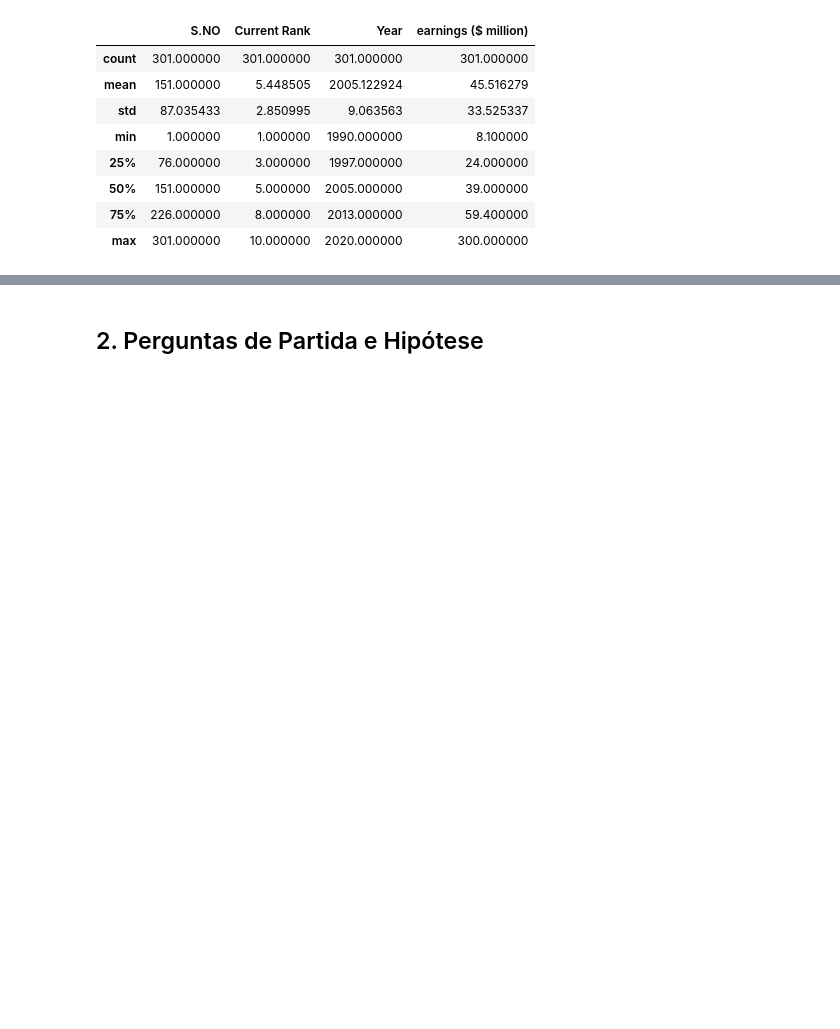
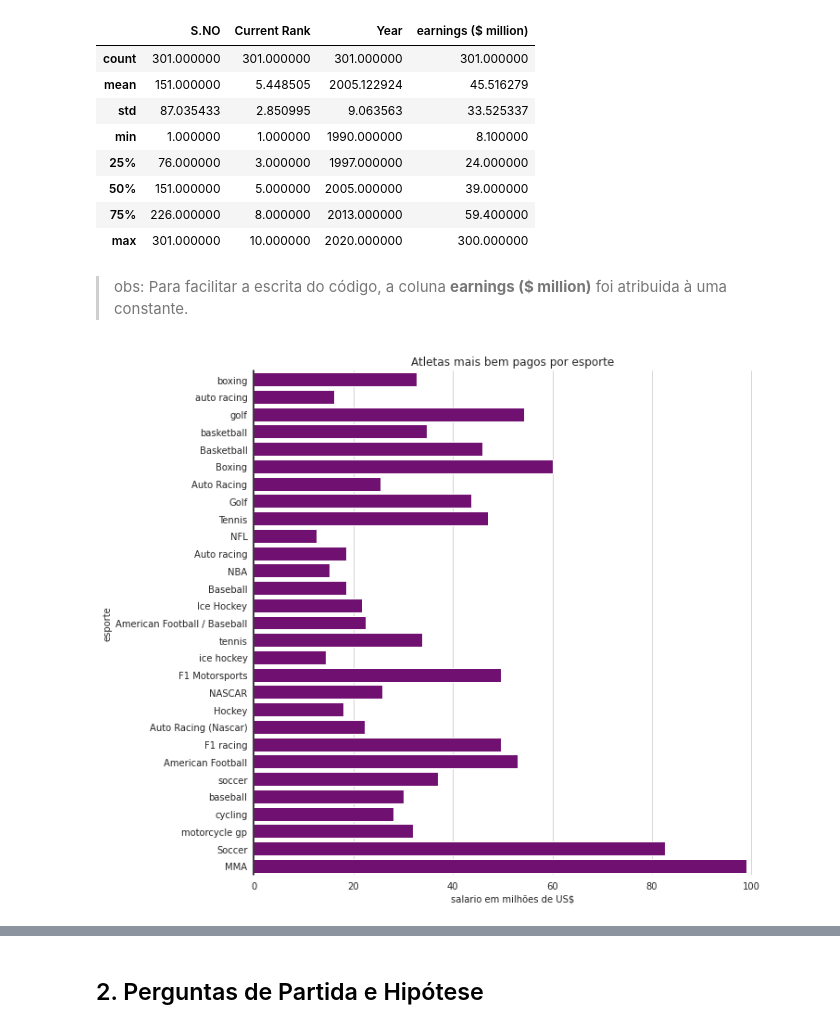
Before and after one commit to c-Tos1wa/atlantico-bootcamp-cd, a Jupyter notebook: notebooks/atividade-05/analise-exploratoria-dados.ipynb, the cells around one changed output, grey strips where cells are left out. Drawn from its saved outputs; the diff is of its cells as text; code cells hidden in the pictures; blank space fills up the shorter version.

```diff
--- a/notebooks/atividade-05/analise-exploratoria-dados.ipynb
+++ b/notebooks/atividade-05/analise-exploratoria-dados.ipynb
@@ -47,0 +50,20 @@ db.describe()
+# %% [markdown]
+> obs: Para facilitar a escrita do código, a coluna **earnings ($ million)** foi atribuida à uma constante.
+# %%
+sns.set_style('whitegrid')
+plt.figure(figsize=(10,10))
+axis=sns.barplot(
+            y=db.Sport,
+            x=earnings,
+            color='purple',
+            ci=None
+                )
+
+axis.set(frame_on=False)
+axis.axvline(0, color='k', clip_on=False)
+plt.title('Atletas mais bem pagos por esporte')
+plt.xlabel('salario em milhões de US$')
+plt.ylabel('esporte')
+plt.show()
+# %% [output]
+[figure, added]
```
Also changed, not shown: parts of 7 cells of this notebook, 1 other file.
